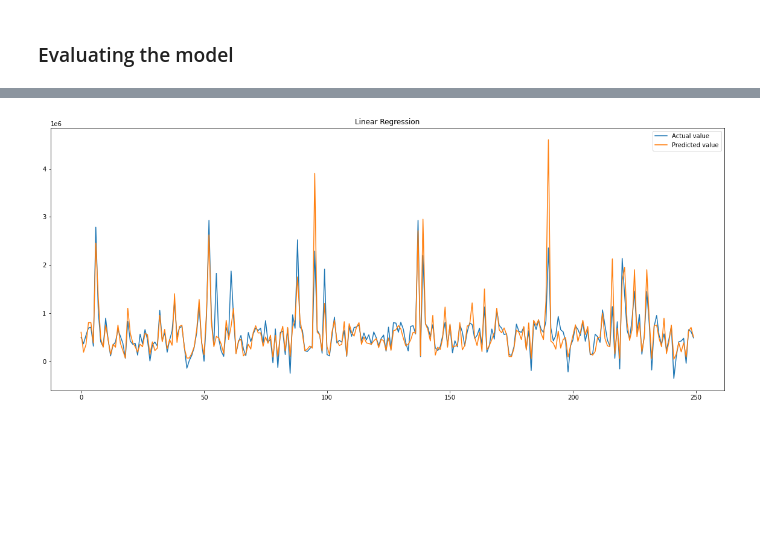
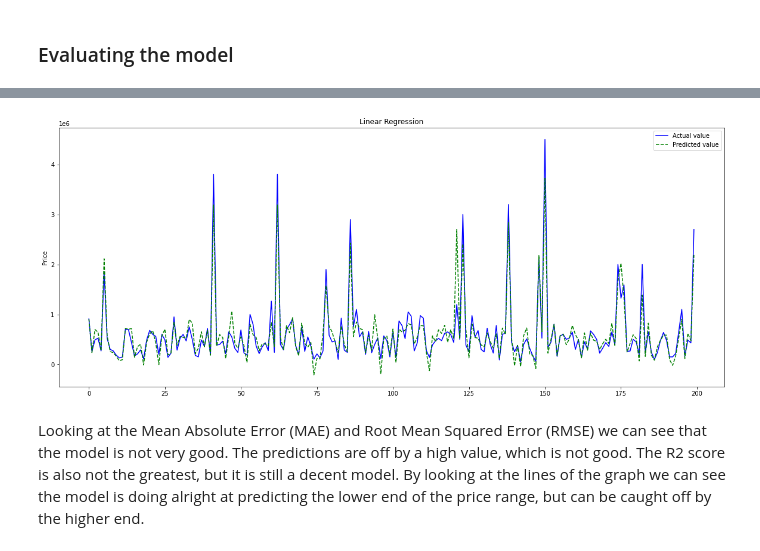
Before and after one commit to mnbuhl/used-car-price, a Jupyter notebook: selling_price/model_selection.ipynb, the cells around one changed output, grey strips where cells are left out. Saved outputs shown, nothing was run; the diff lists cells and outputs as text; code cells hidden in the pictures; blank space fills up the shorter version.

Commit message:
Updated documentation for the model evaluation

```diff
--- a/selling_price/model_selection.ipynb
+++ b/selling_price/model_selection.ipynb
@@ -46,11 +51,12 @@ def model_evaluation(model: str, y_test, y_pred):
 # %%
-# Plots 250 predictions and actual values against each other
+# Plots n predictions and actual values against each other
 
-def plot_results_graph(model: str, y_test, y_pred):
+def plot_results_graph(model: str, y_test, y_pred, amount: int):
     plt.figure(figsize=(20, 8))
-    result = pd.DataFrame({'Predicted value' : y_pred, 'Actual value' : y_test})
-    plt.plot(result[:250])
+    plt.plot(y_test[:amount], "b")
+    plt.plot(y_pred[:amount], "g--")
     plt.title(model)
+    plt.ylabel('Price')
     plt.legend(['Actual value','Predicted value'])
     plt.show()
 # %% [markdown]
@@ -98,4 +105,6 @@ RMSE : 224888.6938125662
 # %%
-plot_results_graph('Linear Regression', y_test, y_pred)
+plot_results_graph('Linear Regression', y_test, y_pred, 200)
 # %% [output]
-[figure, old version]
+[figure, new version]
+# %% [markdown]
+Looking at the Mean Absolute Error (MAE) and Root Mean Squared Error (RMSE) we can see that the model is not very good. The predictions are off by a high value, which is not good. The R2 score is also not the greatest, but it is still a decent model. By looking at the lines of the graph we can see the model is doing alright at predicting the lower end of the price range, but can be caught off by the higher end.
```
Also changed, not shown: parts of 3 cells of this notebook.
